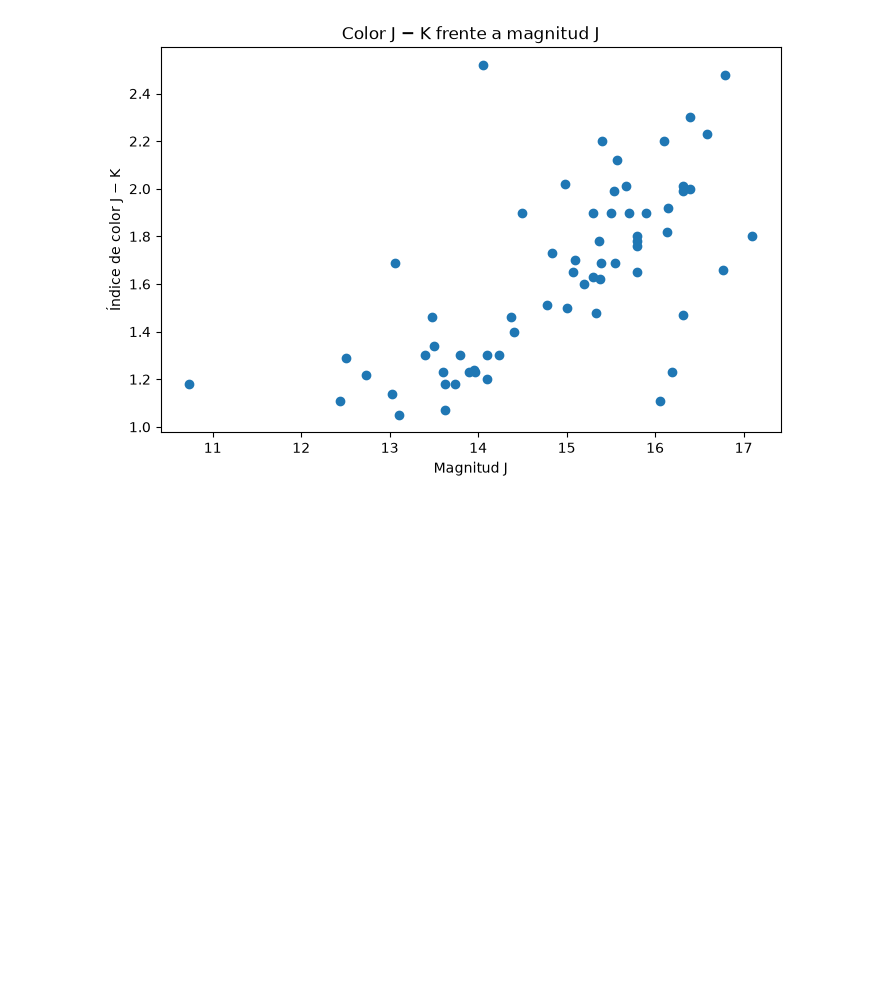
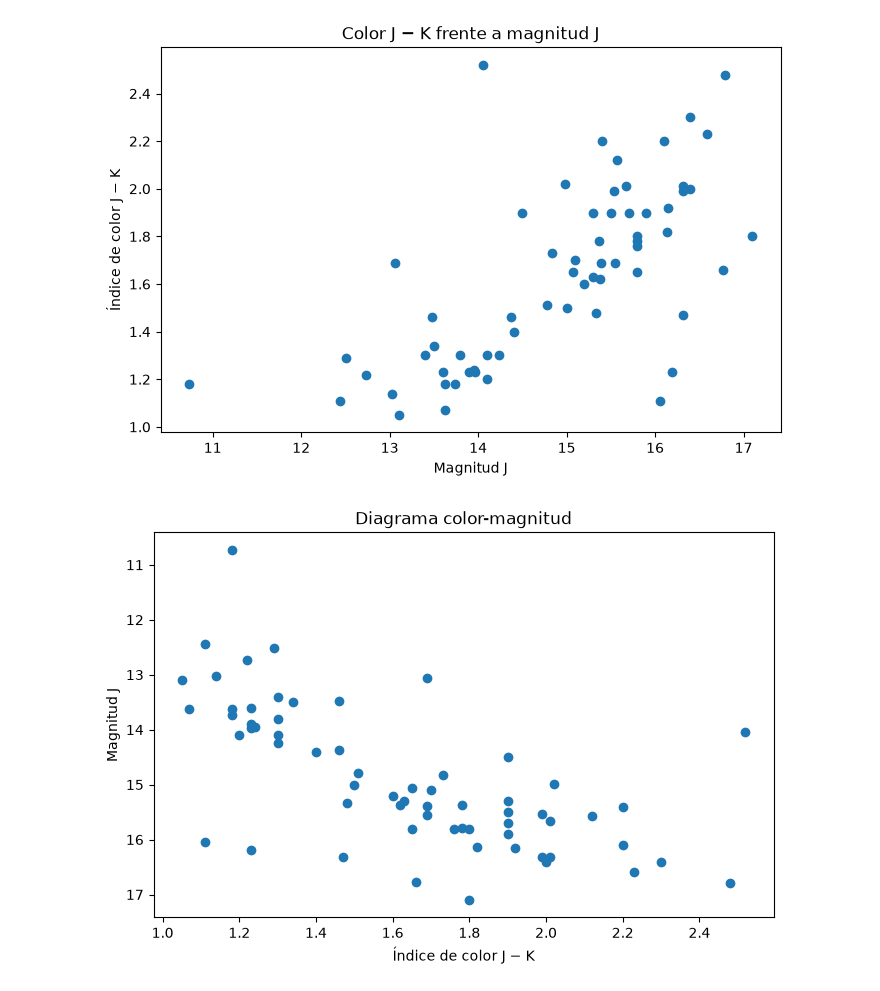
Before and after one commit to saidaHF/astronomy-data-python, a Jupyter notebook: Jupyter/01_catalogo_astronomico.ipynb, the cells around one changed output. Saved outputs shown, nothing was run; the diff lists cells and outputs as text; code cells hidden in the pictures; blank space fills up the shorter version.

```diff
--- a/Jupyter/01_catalogo_astronomico.ipynb
+++ b/Jupyter/01_catalogo_astronomico.ipynb
@@ -252,3 +252,20 @@ plt.title("Color J − K frente a magnitud J")
 plt.show()
 # %% [output]
 [figure]
+# %%
+plt.figure(figsize=(8, 5))
+
+plt.scatter(color_JK, young["Jmag"])
+
+plt.xlabel("Índice de color J − K")
+plt.ylabel("Magnitud J")
+
+plt.title("Diagrama color-magnitud")
+
+plt.ylim(reversed(plt.ylim()))
+
+plt.show()
+
+# el color J−K nos da información sobre la temperatura/espectro de los objetos, mientras que la magnitud nos habla de su brillo observado
+# %% [output]
+[figure, added]
```
Also changed, not shown: parts of 10 cells of this notebook.
